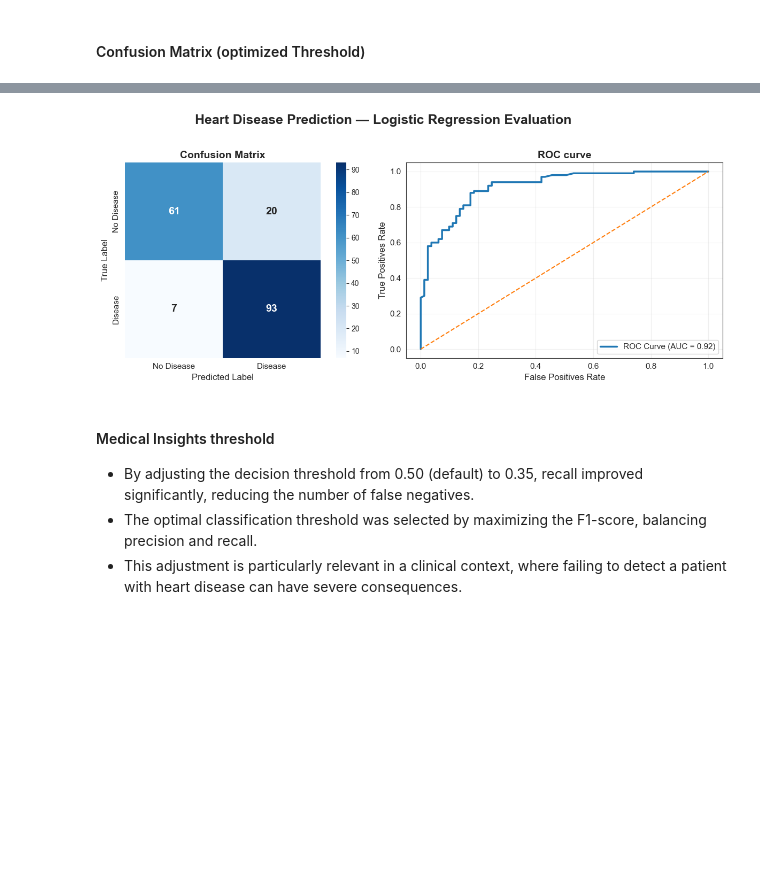
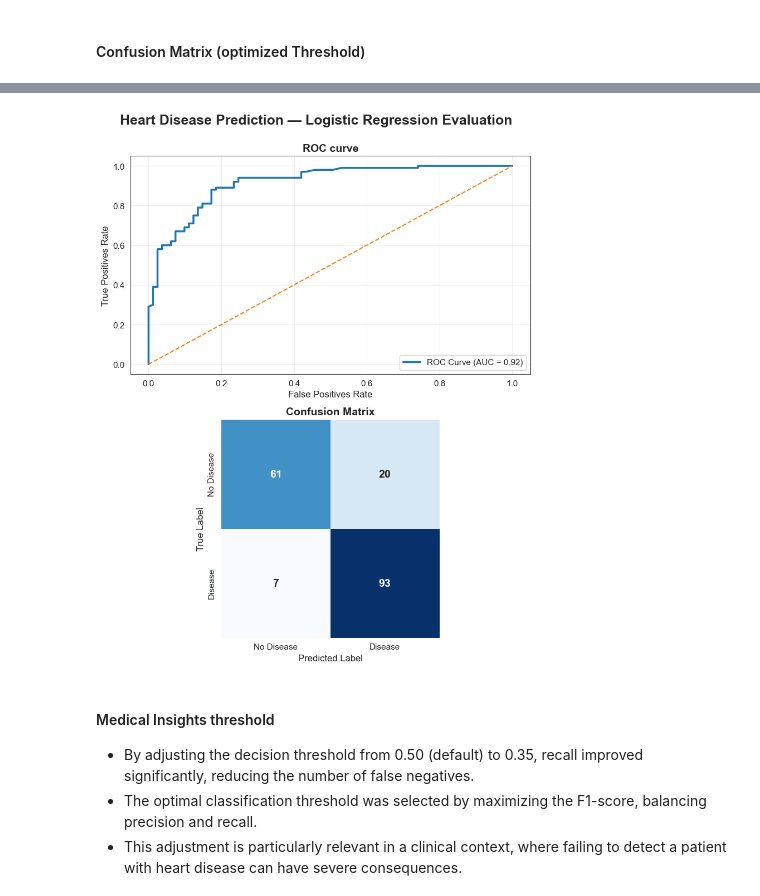
Before and after one commit to biotechwithdata/REPO, a Jupyter notebook: heart_disease_risk_analysis.ipynb, the cells around one changed output, grey strips where cells are left out. Drawn from its saved outputs; the diff is of its cells as text; code cells hidden in the pictures; blank space fills up the shorter version.

```diff
--- a/heart_disease_risk_analysis.ipynb
+++ b/heart_disease_risk_analysis.ipynb
@@ -1169,71 +1215,72 @@ plt.style.use("default")
 sns.set_style("white")
 
 #Figure
-fig, axes = plt.subplots(1, 2, figsize=(13, 5))
+fig, axes = plt.subplots(2, 1, figsize=(8, 10))
 
 #Main title
 fig.suptitle("Heart Disease Prediction — Logistic Regression Evaluation",
              fontsize=18,
              fontweight="bold",
-             y=1.03)
+             y=1)
+
+# ROC Curve
+axes[0].plot(fpr,
+             tpr,
+             linewidth=2.5,
+             label=f'ROC Curve (AUC = {auc:.2f})')
+axes[0].plot([0,1],
+             [0,1],
+             linestyle="--",
+             linewidth=1.5)
+
+axes[0].set_title('ROC curve',
+                  fontsize=14,
+                  fontweight="bold")
+axes[0].set_xlabel('False Positives Rate',
+                   fontsize=12)
+axes[0].set_ylabel('True Positives Rate',
+                   fontsize=12)
+axes[0].tick_params(axis="both", labelsize=11)
+axes[0].legend(loc="lower right",
+               fontsize=11,
+               frameon=True)
+axes[0].grid(alpha=0.3)
 
 # Confusion Matrix
 sns.heatmap(cm_opt,
             annot=True,
             fmt='d',
             cmap='Blues',
-            cbar=True,
+            cbar=False,
             linecolor="white",
             square=True,
             annot_kws={"size": 14, "weight": "bold"},
             xticklabels=['No Disease','Disease'],
             yticklabels=['No Disease','Disease'],
-            ax=axes[0])
+            ax=axes[1])
 
-axes[0].set_title('Confusion Matrix',
+axes[1].set_title('Confusion Matrix',
                   fontsize=14,
                   fontweight="bold")
-axes[0].set_xlabel('Predicted Label',
+axes[1].set_xlabel('Predicted Label',
                    fontsize=12)
-axes[0].set_ylabel('True Label',
-                   fontsize=12)
-axes[0].tick_params(axis="both", labelsize=11)
-
-# ROC Curve
-axes[1].plot(fpr,
-             tpr,
-             linewidth=2.5,
-             label=f'ROC Curve (AUC = {auc:.2f})')
-axes[1].plot([0,1],
-             [0,1],
-             linestyle="--",
-             linewidth=1.5)
-
-axes[1].set_title('ROC curve',
-                  fontsize=14,
-                  fontweight="bold")
-axes[1].set_xlabel('False Positives Rate',
-                   fontsize=12)
-axes[1].set_ylabel('True Positives Rate',
+axes[1].set_ylabel('True Label',
                    fontsize=12)
 axes[1].tick_params(axis="both", labelsize=11)
-axes[1].legend(loc="lower right",
-               fontsize=11,
-               frameon=True)
-axes[1].grid(alpha=0.3)
+
 
 #Layout
 plt.tight_layout()
 
 #Save for LinkedIn
 plt.savefig('heart_disease_model_evaluation.pdf',
     dpi=300,
     bbox_inches='tight'
 )
 
 plt.show()
 # %% [output]
-[figure, old version]
+[figure, new version]
 # %% [markdown]
 #### Medical Insights threshold
 - By adjusting the decision threshold from 0.50 (default) to 0.35, recall improved significantly, reducing the number of false negatives.
```
Also changed, not shown: parts of 3 cells of this notebook, 6 other files.
